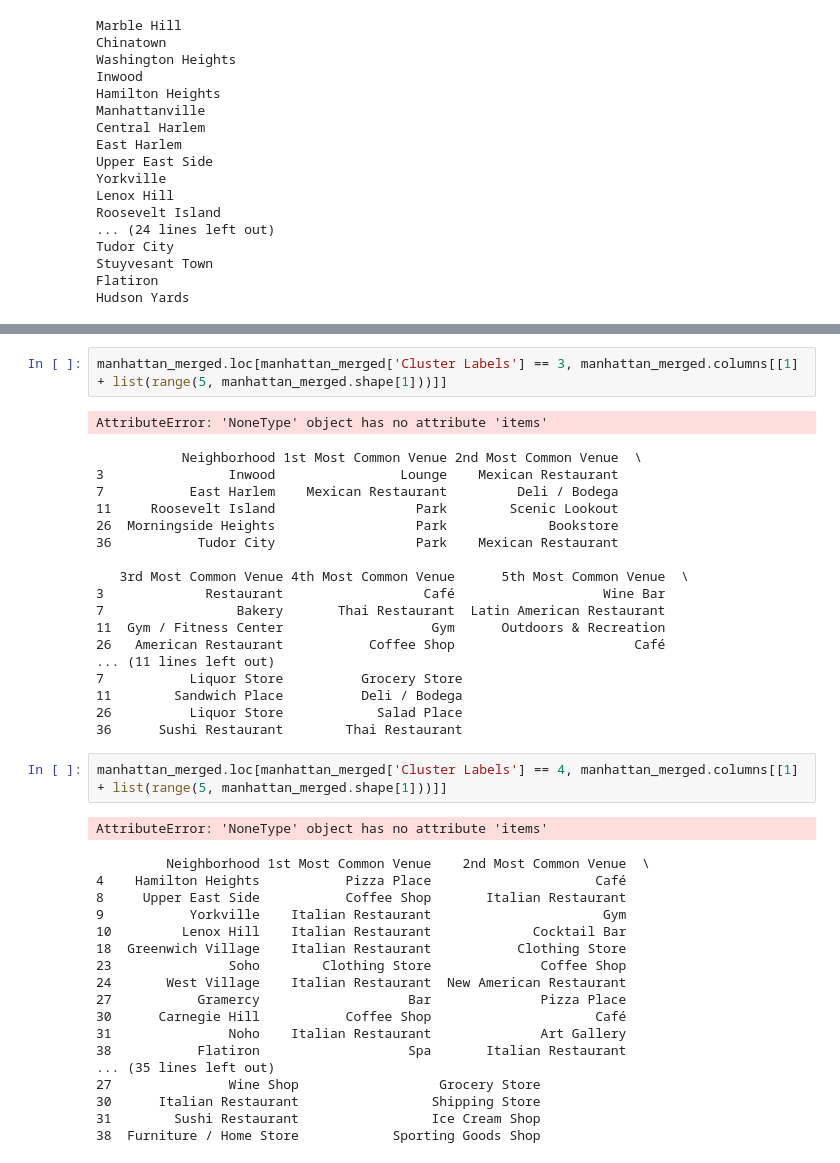
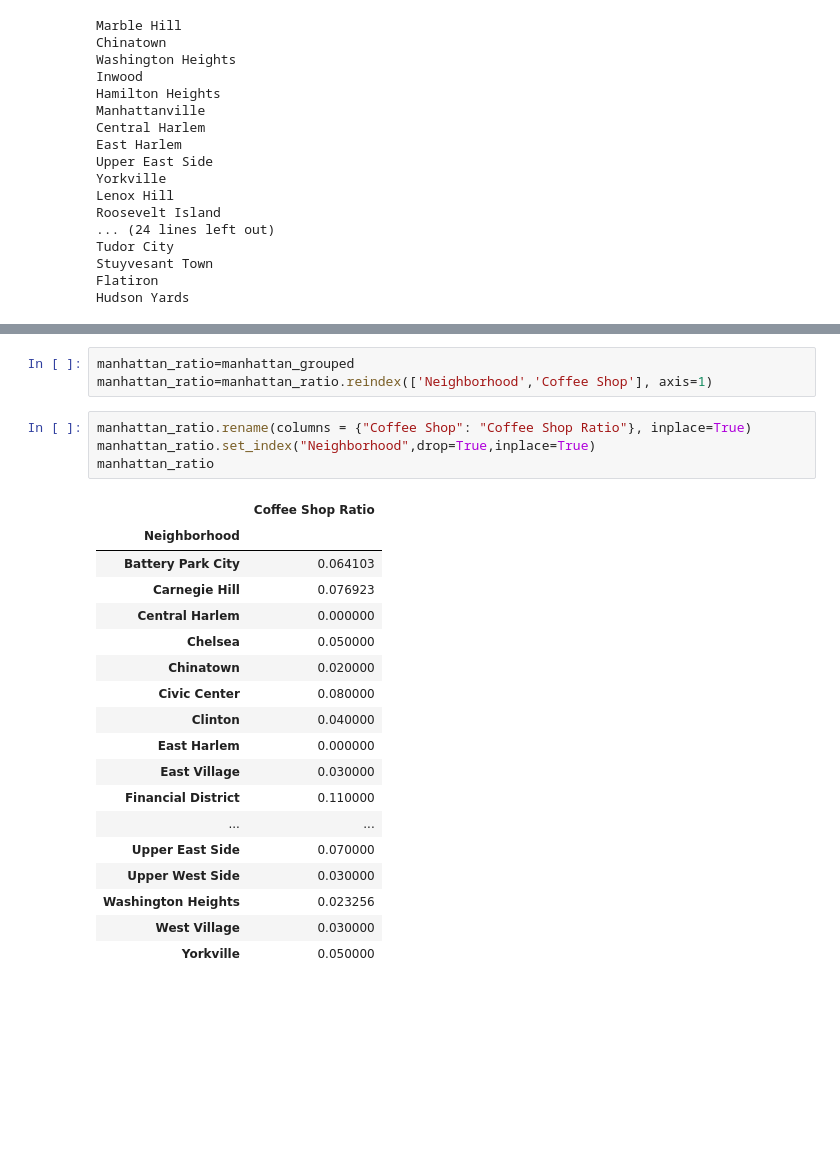
Before and after one commit to jeffbuschow/CourseraCapstone, a Jupyter notebook: Coursera Capstone Pt 2 and 3.ipynb, the cells around one changed output, grey strips where cells are left out. Cells and saved outputs as stored; diff of their text form; blank space fills up the shorter version.

```diff
--- a/Coursera Capstone Pt 2 and 3.ipynb
+++ b/Coursera Capstone Pt 2 and 3.ipynb
@@ -671,42 +269,26 @@ AttributeError: 'NoneType' object has no attribute 'items'
-# %%
-manhattan_merged.loc[manhattan_merged['Cluster Labels'] == 3, manhattan_merged.columns[[1] + list(range(5, manhattan_merged.shape[1]))]]
-# %% [output]
-AttributeError: 'NoneType' object has no attribute 'items'
-           Neighborhood 1st Most Common Venue 2nd Most Common Venue  \
-3                Inwood                Lounge    Mexican Restaurant
-7           East Harlem    Mexican Restaurant         Deli / Bodega
-11     Roosevelt Island                  Park        Scenic Lookout
-26  Morningside Heights                  Park             Bookstore
-36           Tudor City                  Park    Mexican Restaurant
-
-   3rd Most Common Venue 4th Most Common Venue      5th Most Common Venue  \
-3             Restaurant                  Café                   Wine Bar
-7                 Bakery       Thai Restaurant  Latin American Restaurant
-11  Gym / Fitness Center                   Gym      Outdoors & Recreation
-26   American Restaurant           Coffee Shop                       Café
-... (11 lines left out)
-7           Liquor Store          Grocery Store
-11        Sandwich Place          Deli / Bodega
-26          Liquor Store            Salad Place
-36      Sushi Restaurant        Thai Restaurant
-# %%
-manhattan_merged.loc[manhattan_merged['Cluster Labels'] == 4, manhattan_merged.columns[[1] + list(range(5, manhattan_merged.shape[1]))]]
-# %% [output]
-AttributeError: 'NoneType' object has no attribute 'items'
-         Neighborhood 1st Most Common Venue    2nd Most Common Venue  \
-4    Hamilton Heights           Pizza Place                     Café
-8     Upper East Side           Coffee Shop       Italian Restaurant
-9           Yorkville    Italian Restaurant                      Gym
-10         Lenox Hill    Italian Restaurant             Cocktail Bar
-18  Greenwich Village    Italian Restaurant           Clothing Store
-23               Soho        Clothing Store              Coffee Shop
-24       West Village    Italian Restaurant  New American Restaurant
-27           Gramercy                   Bar              Pizza Place
-30      Carnegie Hill           Coffee Shop                     Café
-31               Noho    Italian Restaurant              Art Gallery
-38           Flatiron                   Spa       Italian Restaurant
-... (35 lines left out)
-27               Wine Shop                  Grocery Store
-30      Italian Restaurant                 Shipping Store
-31        Sushi Restaurant                 Ice Cream Shop
-38  Furniture / Home Store            Sporting Goods Shop
+# %%
+manhattan_ratio=manhattan_grouped
+manhattan_ratio=manhattan_ratio.reindex(['Neighborhood','Coffee Shop'], axis=1)
+# %%
+manhattan_ratio.rename(columns = {"Coffee Shop": "Coffee Shop Ratio"}, inplace=True)
+manhattan_ratio.set_index("Neighborhood",drop=True,inplace=True)
+manhattan_ratio
+# %% [output]
+|  | Coffee Shop Ratio |
+| Neighborhood |  |
+| Battery Park City | 0.064103 |
+| Carnegie Hill | 0.076923 |
+| Central Harlem | 0.000000 |
+| Chelsea | 0.050000 |
+| Chinatown | 0.020000 |
+| Civic Center | 0.080000 |
+| Clinton | 0.040000 |
+| East Harlem | 0.000000 |
+| East Village | 0.030000 |
+| Financial District | 0.110000 |
+| ... | ... |
+| Upper East Side | 0.070000 |
+| Upper West Side | 0.030000 |
+| Washington Heights | 0.023256 |
+| West Village | 0.030000 |
+| Yorkville | 0.050000 |
```
Also changed, not shown: parts of 52 cells of this notebook.
